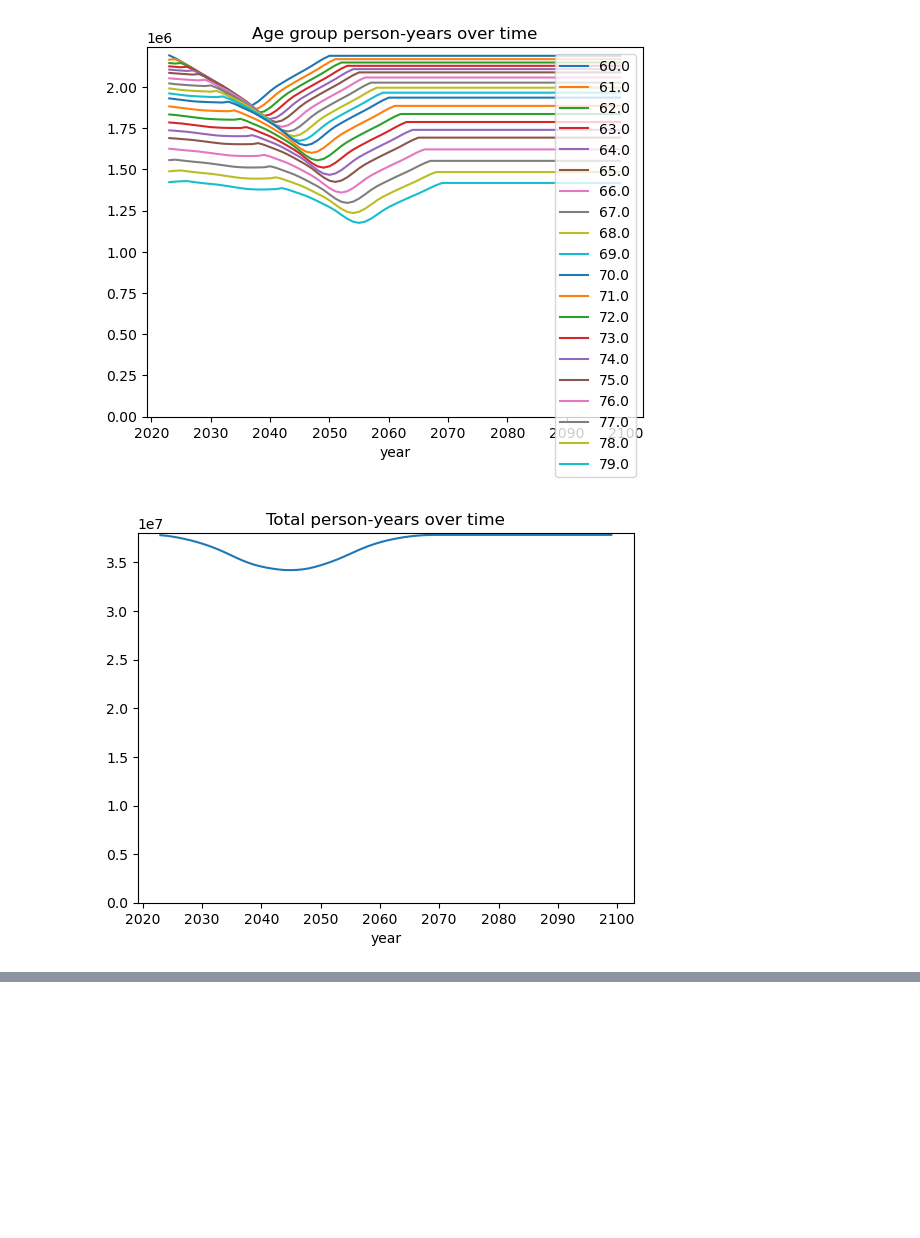
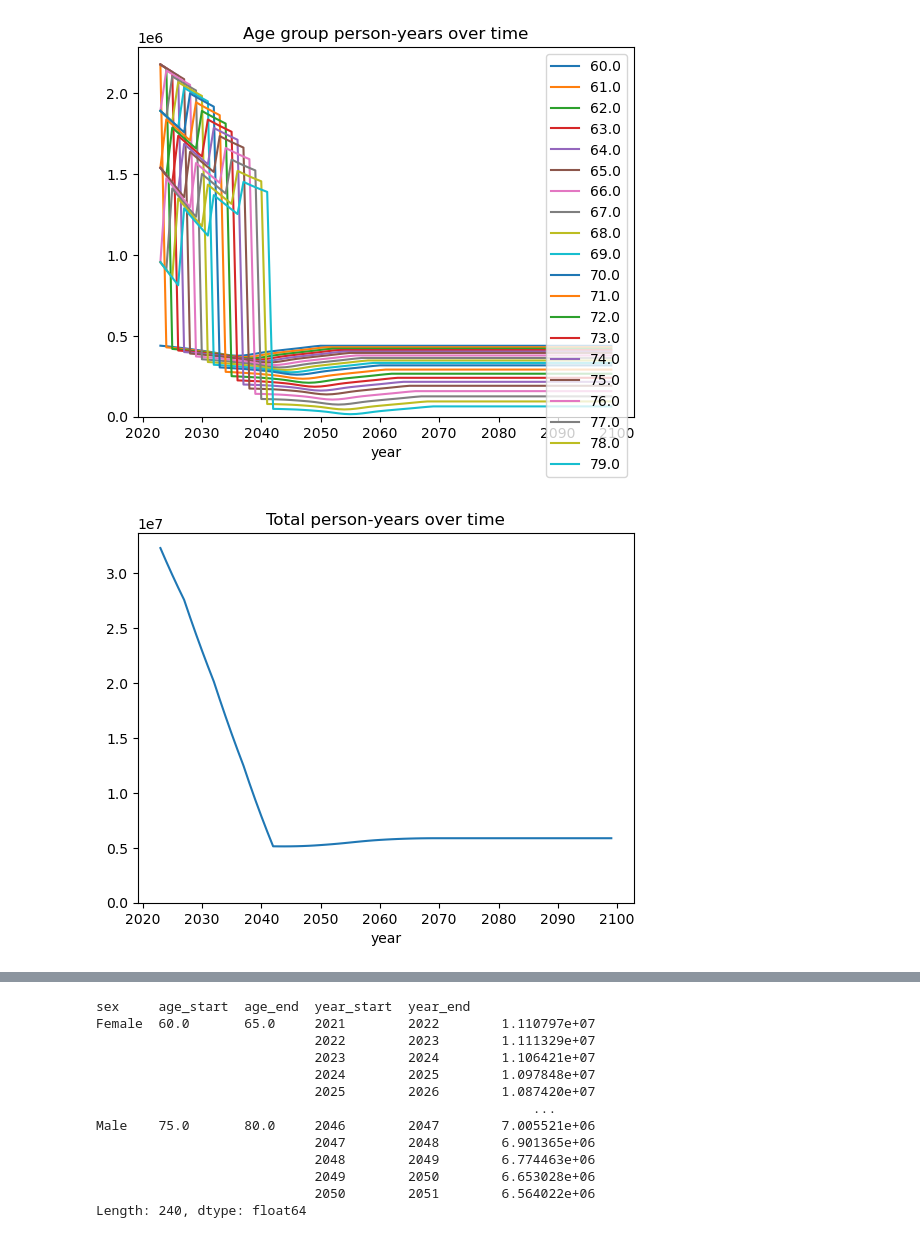
Before and after one commit to ihmeuw/vivarium_research_alzheimers, a Jupyter notebook: outside_sim_calculations/multistate_testing_treatment_table.ipynb, the cells around one changed output, grey strips where cells are left out. Cells and saved outputs as stored; diff of their text form; code cells hidden in the pictures; blank space fills up the shorter version.

Commit message:
Fix instance where I didn't divide a GBD age group population by 5 for the 1 year population table age groups

```diff
--- a/outside_sim_calculations/multistate_testing_treatment_table.ipynb
+++ b/outside_sim_calculations/multistate_testing_treatment_table.ipynb
@@ -95,7 +95,9 @@ def run_time_step(pop_table, year, new_entrants, bbbm_incidence, mortality):
         lookup_year = min(year, 2050)
 
         if age_start == 60:  # add incident 60 year olds:
-            pop_table.loc[index] = new_entrants.loc[(sex, lookup_year)]
+            pop_table.loc[index] = (
+                new_entrants.loc[(sex, lookup_year)] / GBD_AGE_GROUP_YEARS
+            )
             person_time["incidence"] += pop_table.loc[index]
         else:  # copy population from the age group below this one
             # move people into new age groups:
@@ -104,7 +106,7 @@ def run_time_step(pop_table, year, new_entrants, bbbm_incidence, mortality):
             # mortality:
             age_group_start = (
                 floor((age_start - 1) / GBD_AGE_GROUP_YEARS) * GBD_AGE_GROUP_YEARS
-            )  # previous age_start
+            )  # previous age_start, rounded to GBD age group boundaries
 
             index_in_groups = (
                 sex,
@@ -155,7 +157,9 @@ new_entrants_all_states_prev = (
     .mean(axis=1)
     .droplevel(["age_start", "age_end", "year_start", "year_end"])
 )
-new_entrants = new_entrants_forecasted * (1 - new_entrants_all_states_prev) / 5
+new_entrants = (
+    new_entrants_forecasted * (1 - new_entrants_all_states_prev) / GBD_AGE_GROUP_YEARS
+)
 
 background_mortality = load_background_mortality()
 
@@ -217,16 +221,24 @@ display(categories)
 # %%
 age_groups.plot()
 plt.ylim(bottom=0)
 plt.title("Age group person-years over time")
 plt.show()
 age_groups.sum(axis=1).plot()
 plt.ylim(bottom=0)
 plt.title("Total person-years over time")
 plt.show()
 categories.plot()
 plt.ylim(bottom=0)
 plt.title("Population components person-years over time")
 plt.show()
+
+forecasted_pop = (
+    art.load(FORECASTED_POP_KEY)
+    .query("age_start >=60 & age_start<80")
+    .mean(axis=1)
+    .droplevel(["location"])
+)
+forecasted_pop
 # %% [output]
-[figure, old version]
+[figure, new version]
-[figure, old version]
+[figure, new version]
@@ -233,0 +246,13 @@ plt.show()
+sex     age_start  age_end  year_start  year_end
+Female  60.0       65.0     2021        2022        1.110797e+07
+                            2022        2023        1.111329e+07
+                            2023        2024        1.106421e+07
+                            2024        2025        1.097848e+07
+                            2025        2026        1.087420e+07
+                                                        ...
+Male    75.0       80.0     2046        2047        7.005521e+06
+                            2047        2048        6.901365e+06
+                            2048        2049        6.774463e+06
+                            2049        2050        6.653028e+06
+                            2050        2051        6.564022e+06
+Length: 240, dtype: float64
```
Also changed, not shown: parts of 2 cells of this notebook.
